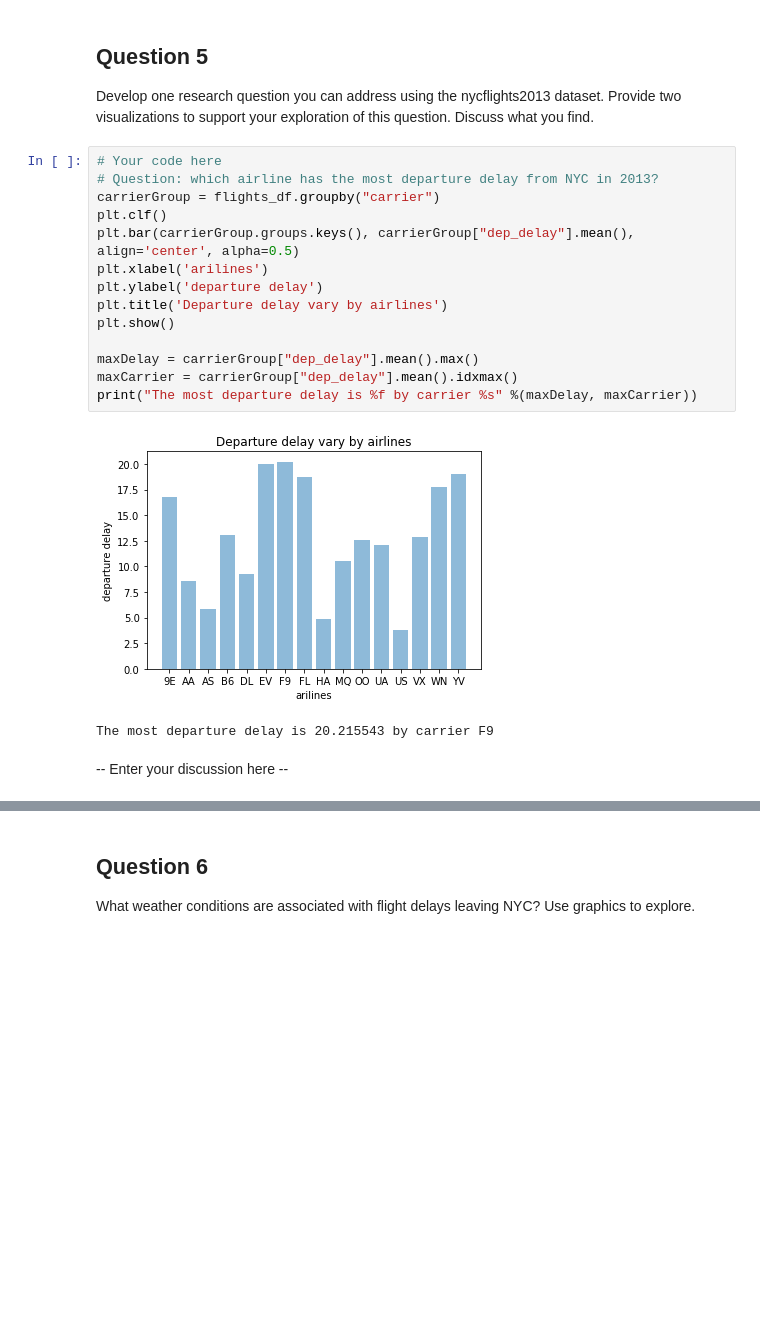
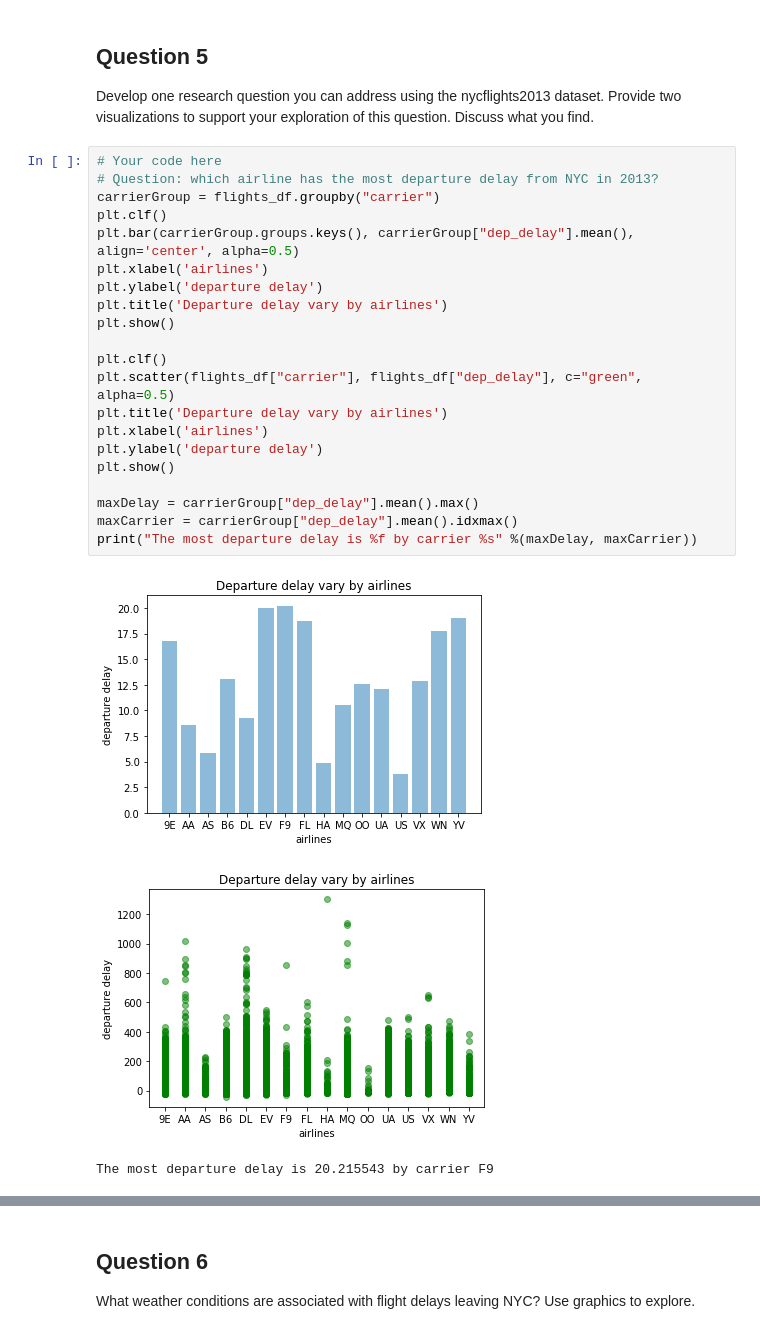
Before and after one commit to victoriajuan/371_Core_Methods_In_Data_Science, a Jupyter notebook: assignment/problem_set_1/JUAN_YIRAN_PS1.ipynb, the cells around one changed output, grey strips where cells are left out. Drawn from its saved outputs; the diff is of its cells as text; blank space fills up the shorter version.

```diff
--- a/assignment/problem_set_1/JUAN_YIRAN_PS1.ipynb
+++ b/assignment/problem_set_1/JUAN_YIRAN_PS1.ipynb
@@ -316,19 +305,25 @@ Develop one research question you can address using the nycflights2013 dataset.
 # %%
 # Your code here
 # Question: which airline has the most departure delay from NYC in 2013?
 carrierGroup = flights_df.groupby("carrier")
 plt.clf()
 plt.bar(carrierGroup.groups.keys(), carrierGroup["dep_delay"].mean(), align='center', alpha=0.5)
-plt.xlabel('arilines')
+plt.xlabel('airlines')
 plt.ylabel('departure delay')
 plt.title('Departure delay vary by airlines')
+plt.show()
+
+plt.clf()
+plt.scatter(flights_df["carrier"], flights_df["dep_delay"], c="green", alpha=0.5)
+plt.title('Departure delay vary by airlines')
+plt.xlabel('airlines')
+plt.ylabel('departure delay')
 plt.show()
 
 maxDelay = carrierGroup["dep_delay"].mean().max()
 maxCarrier = carrierGroup["dep_delay"].mean().idxmax()
 print("The most departure delay is %f by carrier %s" %(maxDelay, maxCarrier))
 # %% [output]
 [figure]
+[figure, added]
 The most departure delay is 20.215543 by carrier F9
-# %% [markdown]
- -- Enter your discussion here --
```
Also changed, not shown: parts of 7 cells of this notebook.
